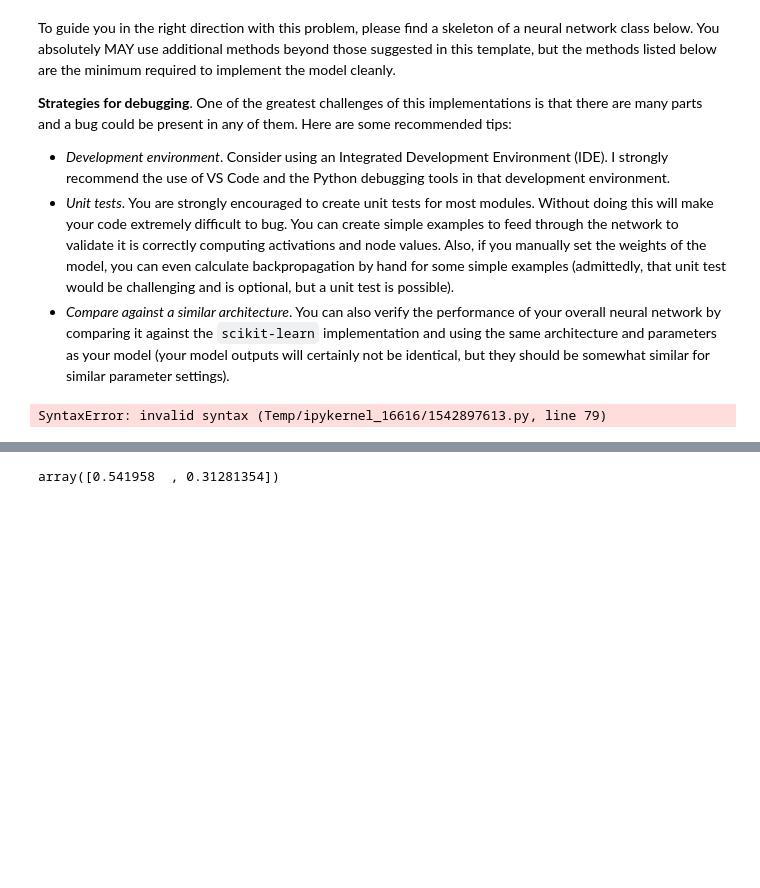
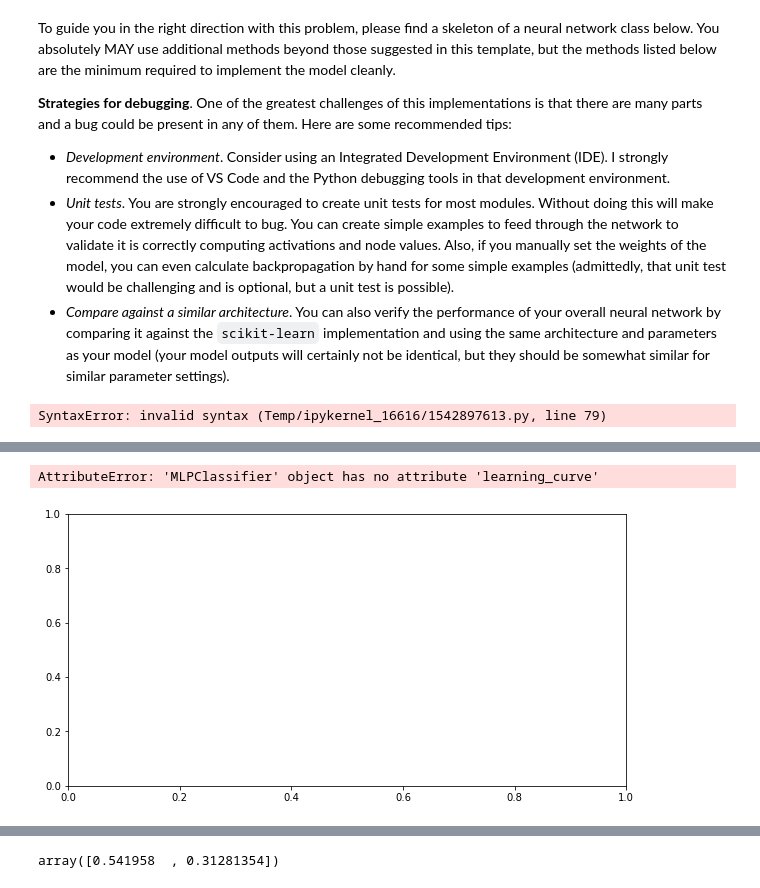
Before and after one commit to FR-Schwartz/ids705, a Jupyter notebook: assignments/Assignment_4.ipynb, the cells around one changed output, grey strips where cells are left out. Cells and saved outputs as stored; diff of their text form; code cells hidden in the pictures; blank space fills up the shorter version.

```diff
--- a/assignments/Assignment_4.ipynb
+++ b/assignments/Assignment_4.ipynb
@@ -1145,2 +1210,40 @@ valloss = neuralnet_Q2.fit(
+# %%
+import numpy as np
+
+learningrates = [1e-2, 1e-4, 1e-6]
+color = ['#ca0020','#f4a582','#0571b0']
+fig, ax = plt.subplots(figsize=(10,5))
+
+model = MLPClassifier()
+w_init = np.random.rand(3)
+
+for i, lr in enumerate(learningrates):
+    # Train the model
+    model.fit(Moonsx_train, Moonsy_train)
+
+    # Compute the training and test learning curve
+    train_curve = model.learning_curve(Moonsx_train, Moonsy_train)
+    # print(len(train_curve))
+    test_curve = model.learning_curve(Moonsx_val, Moonsy_val)
+
+    # Plot the curves
+    plt.plot(train_curve,
+             color=color[i],
+             label='LR = {} (train)'.format(lr))
+    plt.plot(test_curve,
+             color=color[i],
+             linestyle='dotted',
+             label='LR = {} (test)'.format(lr))
+    print(f'Completed LR = {lr}')
+ax.set_xlabel('Iteration')
+ax.set_ylabel('Mean Cost')
+ax.set_ylim(bottom=0)
+ax.legend(loc='center left', bbox_to_anchor=(1, 0.5))
+ax.grid('on')
+plt.tight_layout()
+plt.show()
+# %% [output]
+AttributeError: 'MLPClassifier' object has no attribute 'learning_curve'
+[figure, added]
 # %%
 trainloss.loss_curve_
```
Also changed, not shown: parts of 26 cells of this notebook.
